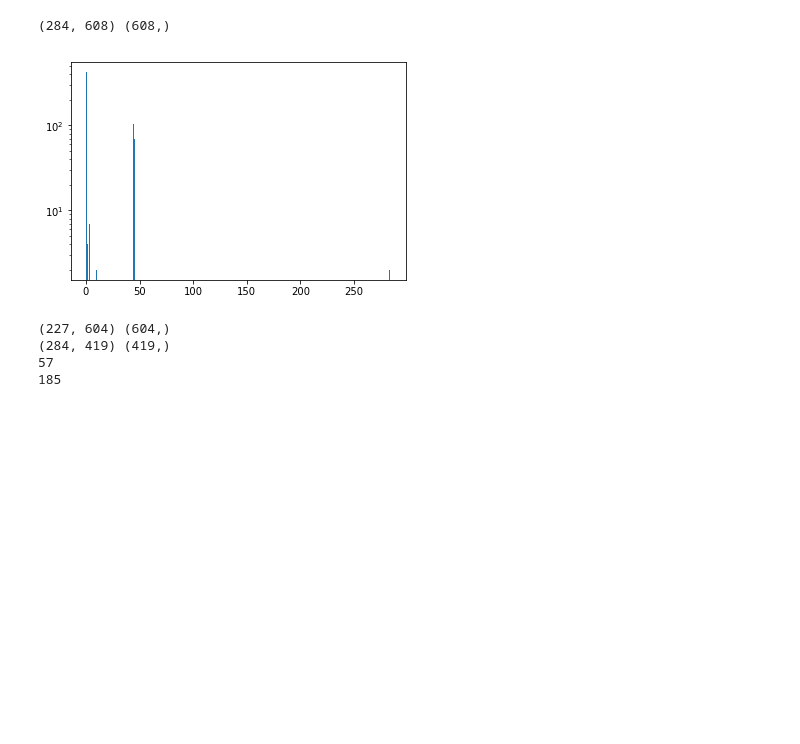
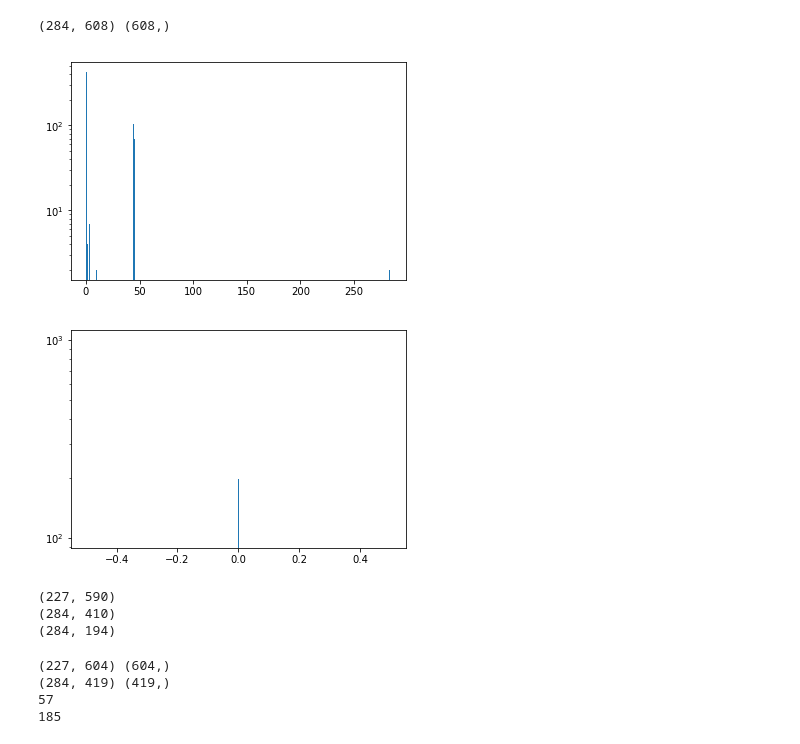
Before and after one commit to agataf/health_data, a Jupyter notebook: Preprocess_data.ipynb, the cells around one changed output. Drawn from its saved outputs; the diff is of its cells as text; code cells hidden in the pictures; blank space fills up the shorter version.

```diff
--- a/Preprocess_data.ipynb
+++ b/Preprocess_data.ipynb
@@ -98,7 +98,7 @@ def remove_nan_columns(x, labels):
 
 def save_frame(X, y, tag):
     X['YY_Infant_Mortality_Rate_Imr_Total_Person'] = y
-    X.to_csv("Clean_Key_indicator_districtwise_"+tag+".csv")
+    X.to_csv("Clean_Key_indicator_districtwise_"+tag+".csv", index=False)
 
 def center(X, labels):
     centered_X_rows = preprocessing.scale(X, axis=0)
@@ -113,6 +113,31 @@ def get_corr_plot(frame, tag="rows"):
     fig.colorbar(cax)
     plt.show()
     fig.savefig('correlations_'+tag+'.png',  dpi = 1000)
+
+def get_rural_only():
+    data = pd.read_csv('Key_indicator_districtwise.csv')
+    features = data.columns
+    y_labels = ['YY_Infant_Mortality_Rate_Imr_Total_Person']
+    rem_labels1 = [el for el in features if 'Mortality_Rate' in el]
+    rem_labels2 = [el for el in features if 'Urban' in el]
+    rem_labels3 = [el for el in features if 'Total' in el]
+    rem_labels = list(set(rem_labels1+rem_labels2+rem_labels3))
+    rem_indices = np.isin(features, rem_labels)
+    y = data[y_labels].values
+    x = data.values
+    x_removed = x[:,~rem_indices][:,2:]
+    x_labels_removed = features[~rem_indices][2:]
+    return pd.DataFrame(x_removed, columns=x_labels_removed), y
+
+def no_death(data):
+    features = data.columns
+    rem_labels = [el for el in features if 'Death' in el]
+    rem_indices = np.isin(features, rem_labels)
+    x = data.values
+    x_removed = x[:,~rem_indices]
+    x_labels_removed = features[~rem_indices]
+    return pd.DataFrame(x_removed, columns=x_labels_removed)
+
 
 #def get_state_vars():
     # make state and district categorical variables
@@ -136,16 +161,20 @@ def get_corr_plot(frame, tag="rows"):
     # x_labels = x_raw_labels1
 # %%
 x_raw, labels_raw, y = load_data()
+X_rural, y = get_rural_only()
 print x_raw.shape, labels_raw.shape
 plot_nan_hist(x_raw)
+plot_nan_hist(x_rural)
 x, labels = remove_empty_columns(x_raw, labels_raw)
 X_rows, y_rows = remove_nan_rows(x, y)
 X_rows_df = center(X_rows, labels[2:])
 X_cols, lab_cols = remove_nan_columns(x, labels)
 X_cols_df = center(X_cols, lab_cols)
 centered_X_cols = preprocessing.scale(X_cols, axis=0)
 save_frame(X_rows_df, y_rows, "rem_rows")
 save_frame(X_cols_df, y, "rem_cols")
+save_frame(X_rural, y, "rural")
 # %% [output]
 (284, 608) (608,)
 [figure]
+[figure, added]
@@ -152,3 +189,11 @@ save_frame(X_cols_df, y, "rem_cols")
+# %%
+print X1.shape
+print X2.shape
+print X3.shape
+# %% [output]
+(227, 590)
+(284, 410)
+(284, 194)
 # %%
 print X_rows.shape, labels[2:].shape
 print X_cols.shape, lab_cols.shape
```
Also changed, not shown: parts of 1 cell of this notebook.
